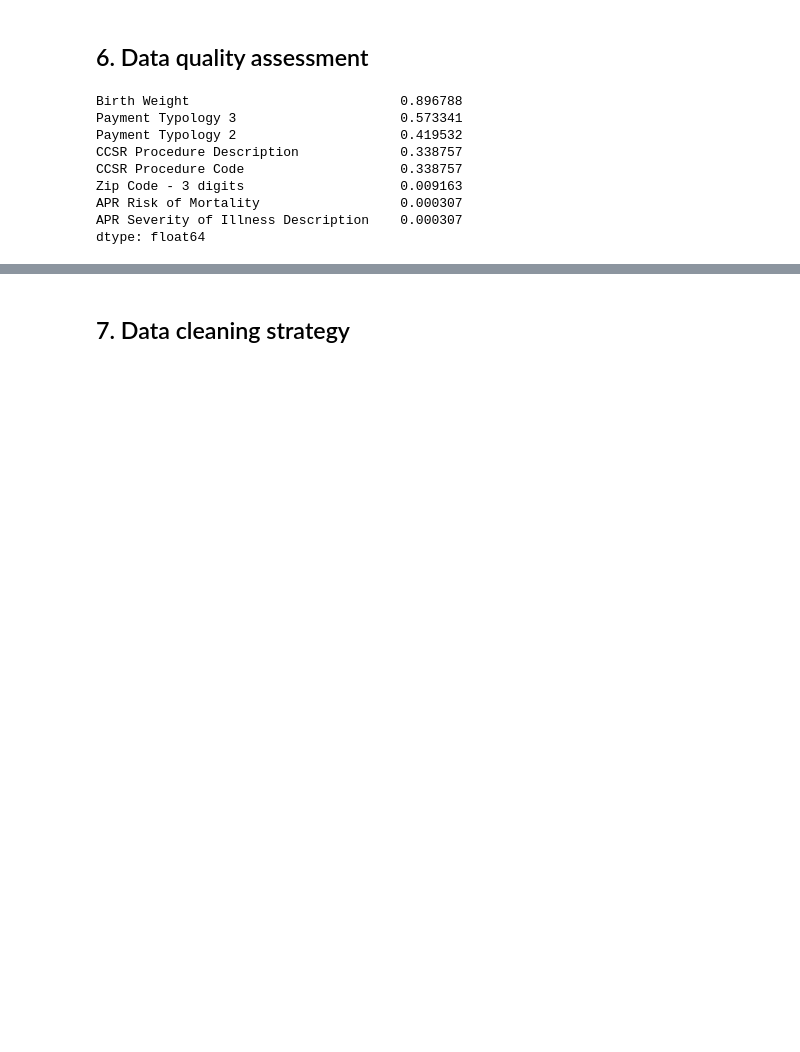
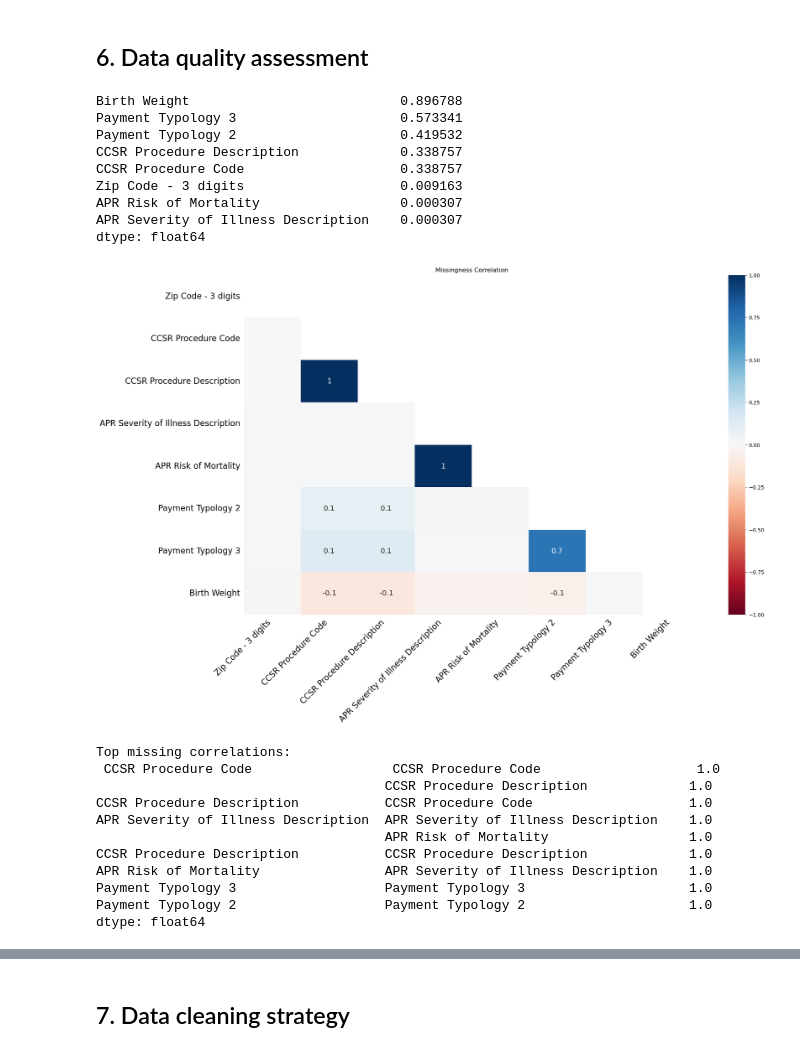
Before and after one commit to ibejerano/unie-healthcare-regression, a Jupyter notebook: src/hospital_los_regressor.ipynb, the cells around one changed output, grey strips where cells are left out. Cells and saved outputs as stored; diff of their text form; code cells hidden in the pictures; blank space fills up the shorter version.

```diff
--- a/src/hospital_los_regressor.ipynb
+++ b/src/hospital_los_regressor.ipynb
@@ -261,6 +340,32 @@ Zip Code - 3 digits                    0.009163
 APR Risk of Mortality                  0.000307
 APR Severity of Illness Description    0.000307
 dtype: float64
+# %%
+import missingno as msno
+import matplotlib.pyplot as plt
+
+# Matrix correlation (MAR patterns)
+msno.heatmap(df)
+plt.title("Missingness Correlation")
+plt.show()
+
+# Simple MCAR test proxy (pairwise corr of missing indicators)
+missing_ind = pd.DataFrame(df.isnull().astype(int))
+corr_matrix = missing_ind.corr().abs().unstack().sort_values(ascending=False)
+print("Top missing correlations:\n", corr_matrix[1:10])  # If feasible, add Little's test via statsmodels
+# %% [output]
+[figure, added]
+Top missing correlations:
+ CCSR Procedure Code                  CCSR Procedure Code                    1.0
+                                     CCSR Procedure Description             1.0
+CCSR Procedure Description           CCSR Procedure Code                    1.0
+APR Severity of Illness Description  APR Severity of Illness Description    1.0
+                                     APR Risk of Mortality                  1.0
+CCSR Procedure Description           CCSR Procedure Description             1.0
+APR Risk of Mortality                APR Severity of Illness Description    1.0
+Payment Typology 3                   Payment Typology 3                     1.0
+Payment Typology 2                   Payment Typology 2                     1.0
+dtype: float64
 # %% [markdown]
 ## Data quality overview
 
```
Also changed, not shown: parts of 55 cells of this notebook.
